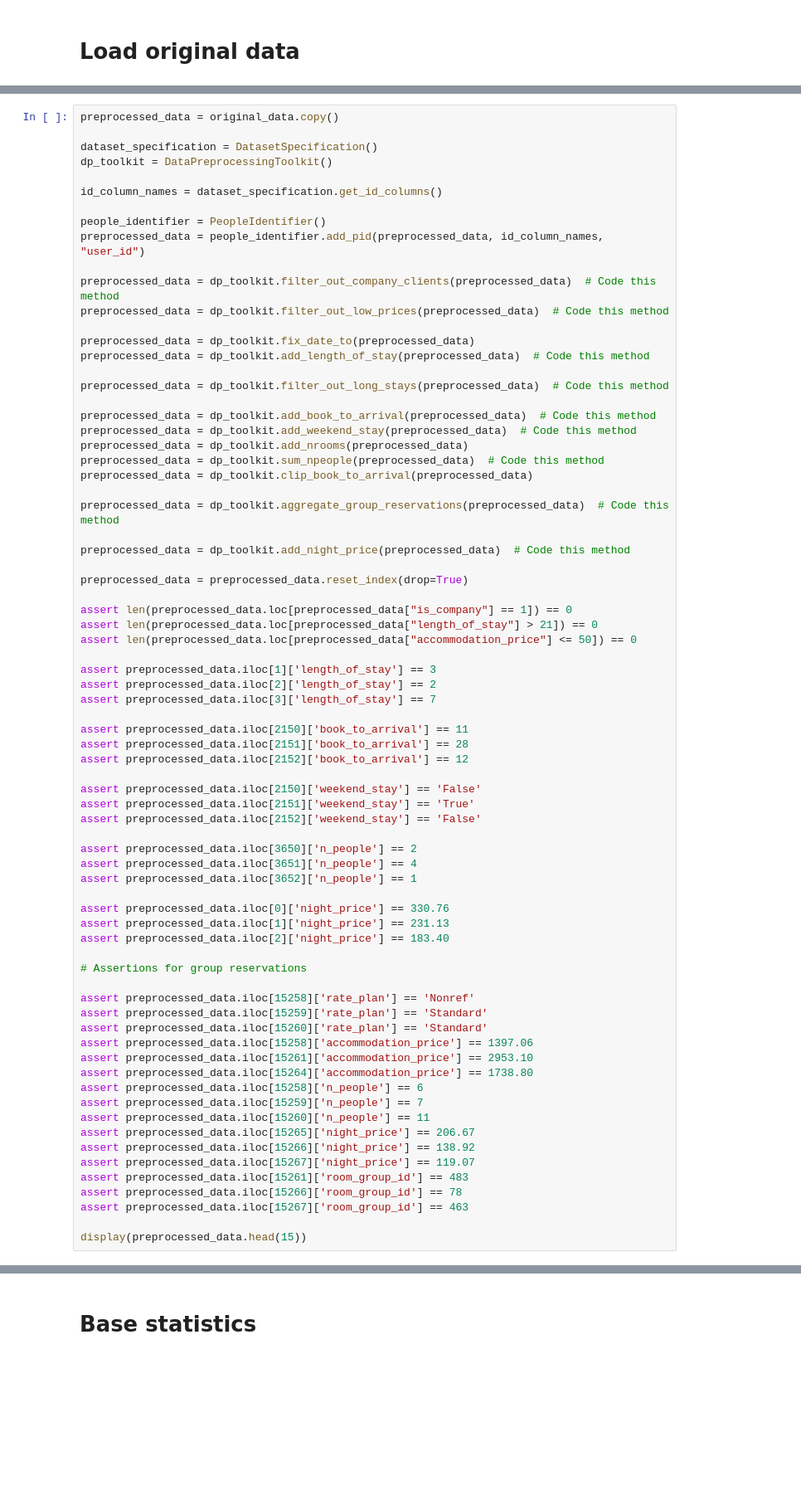
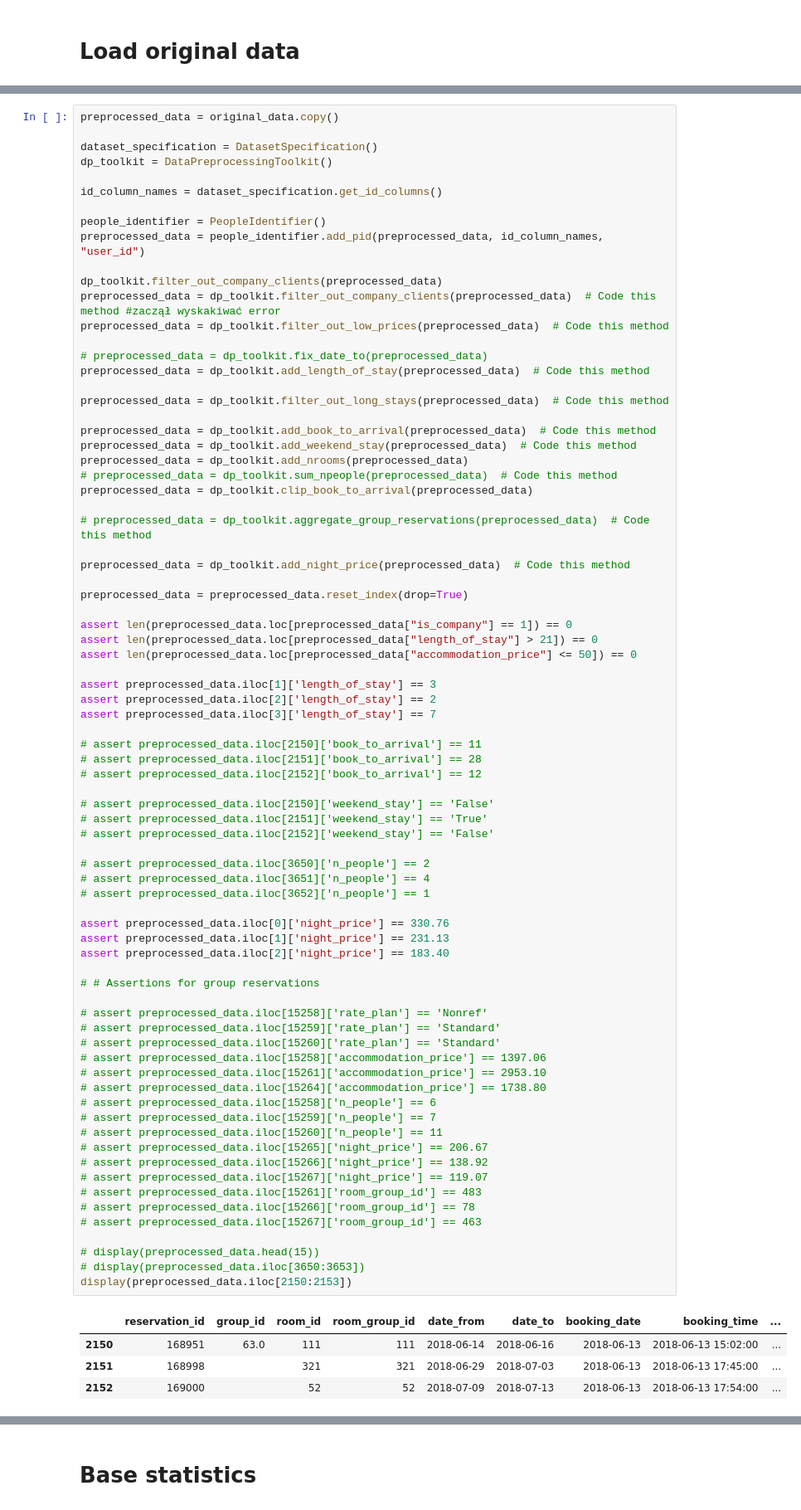
Before and after one commit to dansilecki/recommender-systems-project1, a Jupyter notebook: project_1_data_preparation.ipynb, the cells around one changed output, grey strips where cells are left out. Shown: that part at 83% size. Drawn from its saved outputs; the diff is of its cells as text; blank space fills up the shorter version.

```diff
--- a/project_1_data_preparation.ipynb
+++ b/project_1_data_preparation.ipynb
@@ -94,69 +111,77 @@ id_column_names = dataset_specification.get_id_columns()
 people_identifier = PeopleIdentifier()
 preprocessed_data = people_identifier.add_pid(preprocessed_data, id_column_names, "user_id")
 
-preprocessed_data = dp_toolkit.filter_out_company_clients(preprocessed_data)  # Code this method
+dp_toolkit.filter_out_company_clients(preprocessed_data)
+preprocessed_data = dp_toolkit.filter_out_company_clients(preprocessed_data)  # Code this method #zaczął wyskakiwać error
 preprocessed_data = dp_toolkit.filter_out_low_prices(preprocessed_data)  # Code this method
 
-preprocessed_data = dp_toolkit.fix_date_to(preprocessed_data)
+# preprocessed_data = dp_toolkit.fix_date_to(preprocessed_data)
 preprocessed_data = dp_toolkit.add_length_of_stay(preprocessed_data)  # Code this method
 
 preprocessed_data = dp_toolkit.filter_out_long_stays(preprocessed_data)  # Code this method
 
 preprocessed_data = dp_toolkit.add_book_to_arrival(preprocessed_data)  # Code this method
 preprocessed_data = dp_toolkit.add_weekend_stay(preprocessed_data)  # Code this method
 preprocessed_data = dp_toolkit.add_nrooms(preprocessed_data)
-preprocessed_data = dp_toolkit.sum_npeople(preprocessed_data)  # Code this method
+# preprocessed_data = dp_toolkit.sum_npeople(preprocessed_data)  # Code this method
 preprocessed_data = dp_toolkit.clip_book_to_arrival(preprocessed_data)
 
-preprocessed_data = dp_toolkit.aggregate_group_reservations(preprocessed_data)  # Code this method
+# preprocessed_data = dp_toolkit.aggregate_group_reservations(preprocessed_data)  # Code this method
 
 preprocessed_data = dp_toolkit.add_night_price(preprocessed_data)  # Code this method
 
 preprocessed_data = preprocessed_data.reset_index(drop=True)
 
 assert len(preprocessed_data.loc[preprocessed_data["is_company"] == 1]) == 0
 assert len(preprocessed_data.loc[preprocessed_data["length_of_stay"] > 21]) == 0
 assert len(preprocessed_data.loc[preprocessed_data["accommodation_price"] <= 50]) == 0
 
 assert preprocessed_data.iloc[1]['length_of_stay'] == 3
 assert preprocessed_data.iloc[2]['length_of_stay'] == 2
 assert preprocessed_data.iloc[3]['length_of_stay'] == 7
 
-assert preprocessed_data.iloc[2150]['book_to_arrival'] == 11
-assert preprocessed_data.iloc[2151]['book_to_arrival'] == 28
-assert preprocessed_data.iloc[2152]['book_to_arrival'] == 12
+# assert preprocessed_data.iloc[2150]['book_to_arrival'] == 11
+# assert preprocessed_data.iloc[2151]['book_to_arrival'] == 28
+# assert preprocessed_data.iloc[2152]['book_to_arrival'] == 12
 
-assert preprocessed_data.iloc[2150]['weekend_stay'] == 'False'
-assert preprocessed_data.iloc[2151]['weekend_stay'] == 'True'
-assert preprocessed_data.iloc[2152]['weekend_stay'] == 'False'
+# assert preprocessed_data.iloc[2150]['weekend_stay'] == 'False'
+# assert preprocessed_data.iloc[2151]['weekend_stay'] == 'True'
+# assert preprocessed_data.iloc[2152]['weekend_stay'] == 'False'
 
-assert preprocessed_data.iloc[3650]['n_people'] == 2
-assert preprocessed_data.iloc[3651]['n_people'] == 4
-assert preprocessed_data.iloc[3652]['n_people'] == 1
+# assert preprocessed_data.iloc[3650]['n_people'] == 2
+# assert preprocessed_data.iloc[3651]['n_people'] == 4
+# assert preprocessed_data.iloc[3652]['n_people'] == 1
 
 assert preprocessed_data.iloc[0]['night_price'] == 330.76
 assert preprocessed_data.iloc[1]['night_price'] == 231.13
 assert preprocessed_data.iloc[2]['night_price'] == 183.40
 
-# Assertions for group reservations
+# # Assertions for group reservations
 
-assert preprocessed_data.iloc[15258]['rate_plan'] == 'Nonref'
-assert preprocessed_data.iloc[15259]['rate_plan'] == 'Standard'
-assert preprocessed_data.iloc[15260]['rate_plan'] == 'Standard'
-assert preprocessed_data.iloc[15258]['accommodation_price'] == 1397.06
-assert preprocessed_data.iloc[15261]['accommodation_price'] == 2953.10
-assert preprocessed_data.iloc[15264]['accommodation_price'] == 1738.80
-assert preprocessed_data.iloc[15258]['n_people'] == 6
-assert preprocessed_data.iloc[15259]['n_people'] == 7
-assert preprocessed_data.iloc[15260]['n_people'] == 11
-assert preprocessed_data.iloc[15265]['night_price'] == 206.67
-assert preprocessed_data.iloc[15266]['night_price'] == 138.92
-assert preprocessed_data.iloc[15267]['night_price'] == 119.07
-assert preprocessed_data.iloc[15261]['room_group_id'] == 483
-assert preprocessed_data.iloc[15266]['room_group_id'] == 78
-assert preprocessed_data.iloc[15267]['room_group_id'] == 463
+# assert preprocessed_data.iloc[15258]['rate_plan'] == 'Nonref'
+# assert preprocessed_data.iloc[15259]['rate_plan'] == 'Standard'
+# assert preprocessed_data.iloc[15260]['rate_plan'] == 'Standard'
+# assert preprocessed_data.iloc[15258]['accommodation_price'] == 1397.06
+# assert preprocessed_data.iloc[15261]['accommodation_price'] == 2953.10
+# assert preprocessed_data.iloc[15264]['accommodation_price'] == 1738.80
+# assert preprocessed_data.iloc[15258]['n_people'] == 6
+# assert preprocessed_data.iloc[15259]['n_people'] == 7
+# assert preprocessed_data.iloc[15260]['n_people'] == 11
+# assert preprocessed_data.iloc[15265]['night_price'] == 206.67
+# assert preprocessed_data.iloc[15266]['night_price'] == 138.92
+# assert preprocessed_data.iloc[15267]['night_price'] == 119.07
+# assert preprocessed_data.iloc[15261]['room_group_id'] == 483
+# assert preprocessed_data.iloc[15266]['room_group_id'] == 78
+# assert preprocessed_data.iloc[15267]['room_group_id'] == 463
 
-display(preprocessed_data.head(15))
+# display(preprocessed_data.head(15))
+# display(preprocessed_data.iloc[3650:3653])
+display(preprocessed_data.iloc[2150:2153])
+# %% [output]
+|  | reservation_id | group_id | room_id | room_group_id | date_from | date_to | booking_date | booking_time | ... |
+| 2150 | 168951 | 63.0 | 111 | 111 | 2018-06-14 | 2018-06-16 | 2018-06-13 | 2018-06-13 15:02:00 | ... |
+| 2151 | 168998 |  | 321 | 321 | 2018-06-29 | 2018-07-03 | 2018-06-13 | 2018-06-13 17:45:00 | ... |
+| 2152 | 169000 |  | 52 | 52 | 2018-07-09 | 2018-07-13 | 2018-06-13 | 2018-06-13 17:54:00 | ... |
 # %% [markdown]
 # Bucket important features to reduce the offer space size
 
```
Also changed, not shown: parts of 1 cell of this notebook, 2 other files.
